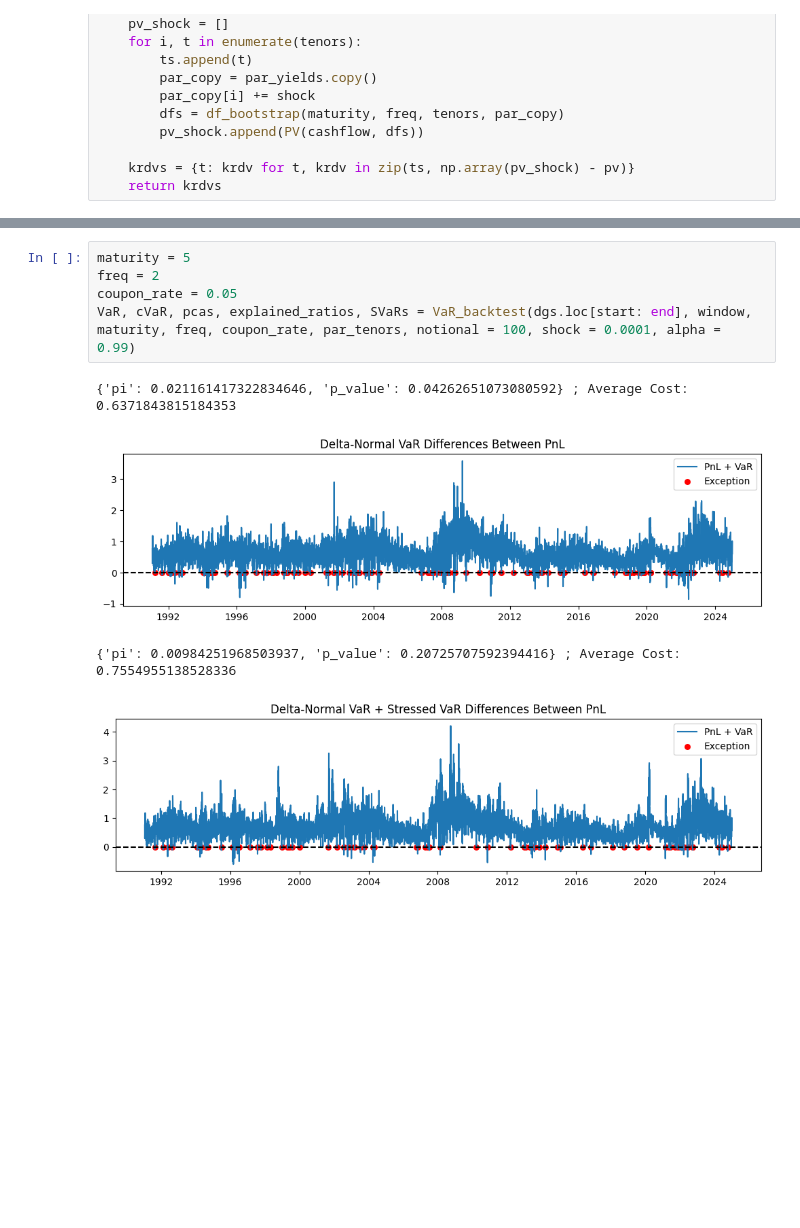
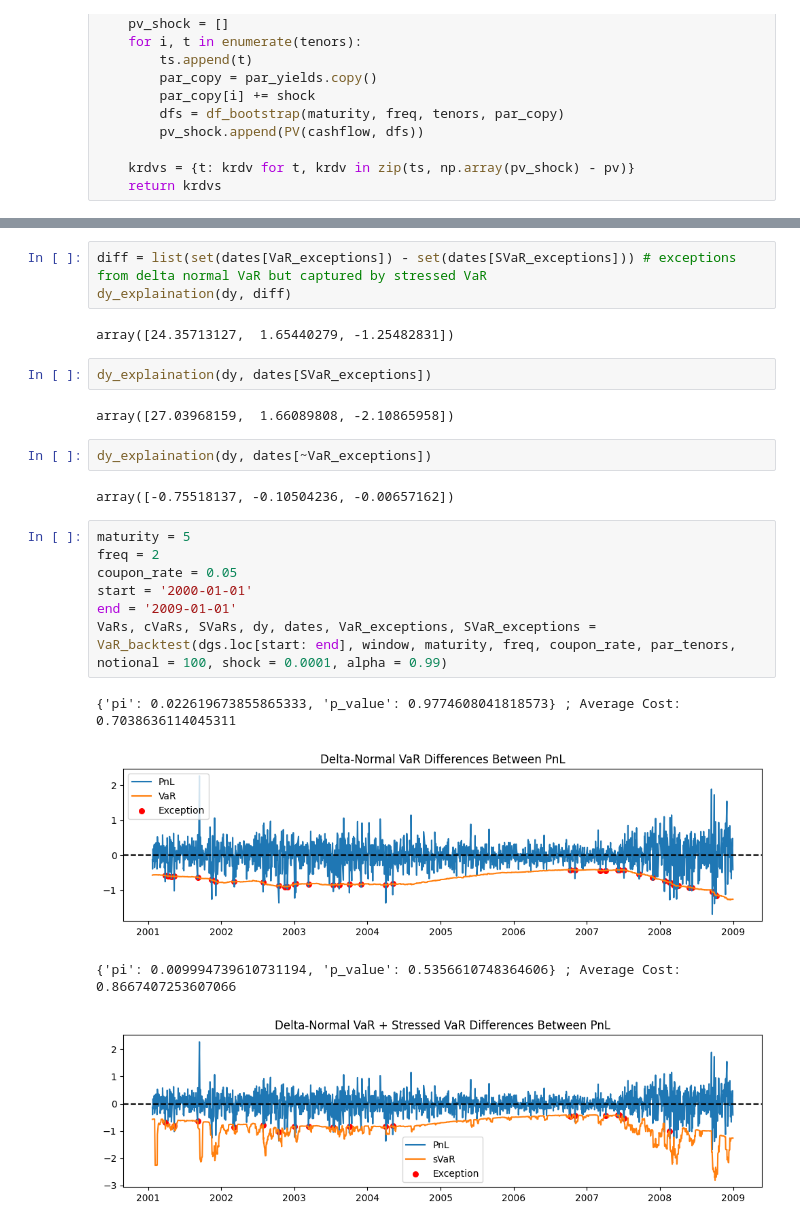
Before and after one commit to boquant/Treasury-Notes-VaR, a Jupyter notebook: Bond.ipynb, the cells around one changed output, grey strips where cells are left out. Saved outputs shown, nothing was run; the diff lists cells and outputs as text; blank space fills up the shorter version.

```diff
--- a/Bond.ipynb
+++ b/Bond.ipynb
@@ -372,13 +364,28 @@ VaR, cVaR, pcas, explained_ratios, SVaRs = VaR_backtest(dgs.loc[start: end], win
+# %%
+diff = list(set(dates[VaR_exceptions]) - set(dates[SVaR_exceptions])) # exceptions from delta normal VaR but captured by stressed VaR
+dy_explaination(dy, diff)
+# %% [output]
+array([24.35713127,  1.65440279, -1.25482831])
+# %%
+dy_explaination(dy, dates[SVaR_exceptions])
+# %% [output]
+array([27.03968159,  1.66089808, -2.10865958])
+# %%
+dy_explaination(dy, dates[~VaR_exceptions])
+# %% [output]
+array([-0.75518137, -0.10504236, -0.00657162])
 # %%
 maturity = 5
 freq = 2
 coupon_rate = 0.05
-VaR, cVaR, pcas, explained_ratios, SVaRs = VaR_backtest(dgs.loc[start: end], window, maturity, freq, coupon_rate, par_tenors, notional = 100, shock = 0.0001, alpha = 0.99)
+start = '2000-01-01'
+end = '2009-01-01'
+VaRs, cVaRs, SVaRs, dy, dates, VaR_exceptions, SVaR_exceptions = VaR_backtest(dgs.loc[start: end], window, maturity, freq, coupon_rate, par_tenors, notional = 100, shock = 0.0001, alpha = 0.99)
 # %% [output]
-{'pi': 0.021161417322834646, 'p_value': 0.04262651073080592} ; Average Cost: 0.6371843815184353
+{'pi': 0.022619673855865333, 'p_value': 0.9774608041818573} ; Average Cost: 0.7038636114045311
-[figure, old version]
+[figure, new version]
-{'pi': 0.00984251968503937, 'p_value': 0.20725707592394416} ; Average Cost: 0.7554955138528336
+{'pi': 0.009994739610731194, 'p_value': 0.5356610748364606} ; Average Cost: 0.8667407253607066
-[figure, old version]
+[figure, new version]
 # %%
 maturity = 8
 freq = 2
```
Also changed, not shown: parts of 4 cells of this notebook.
